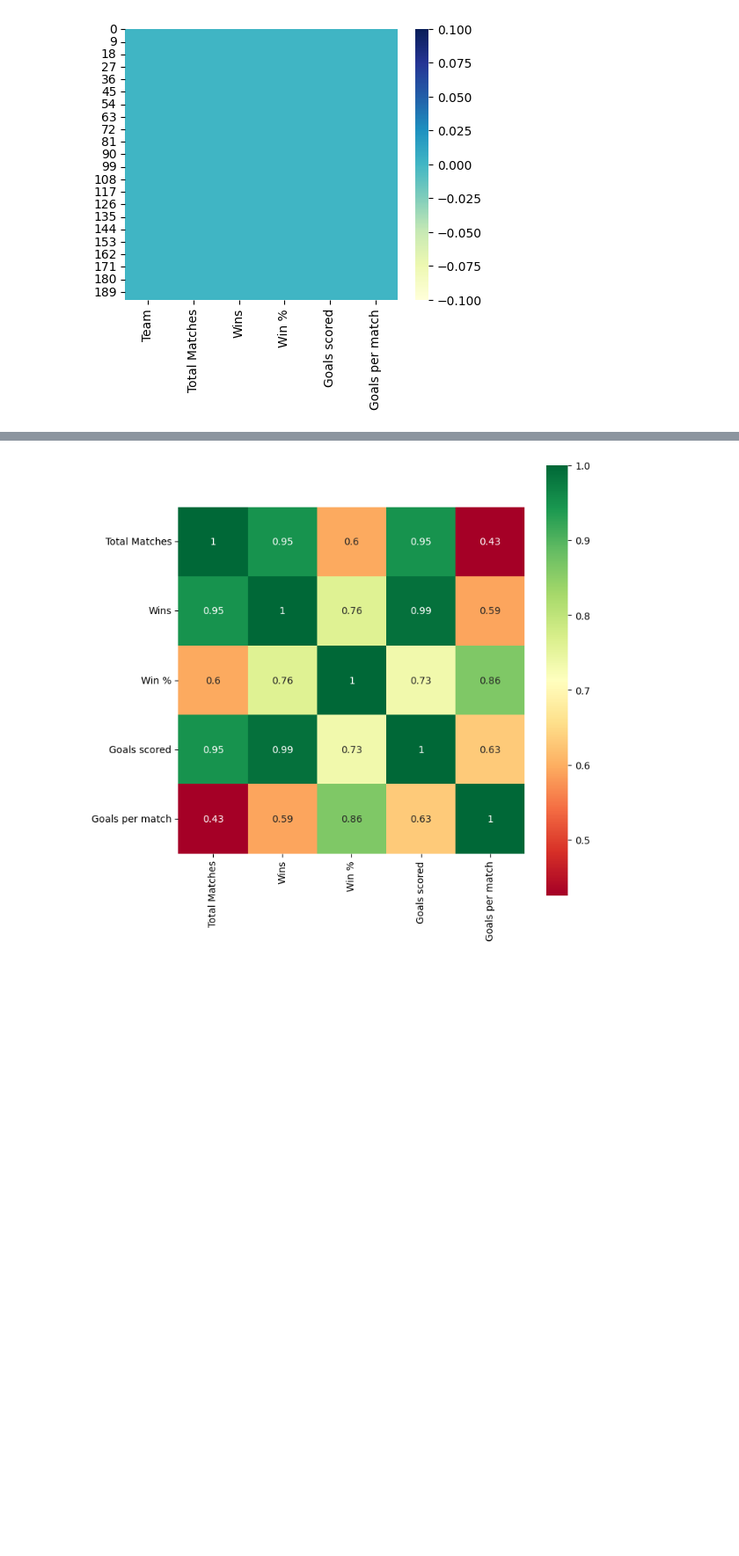
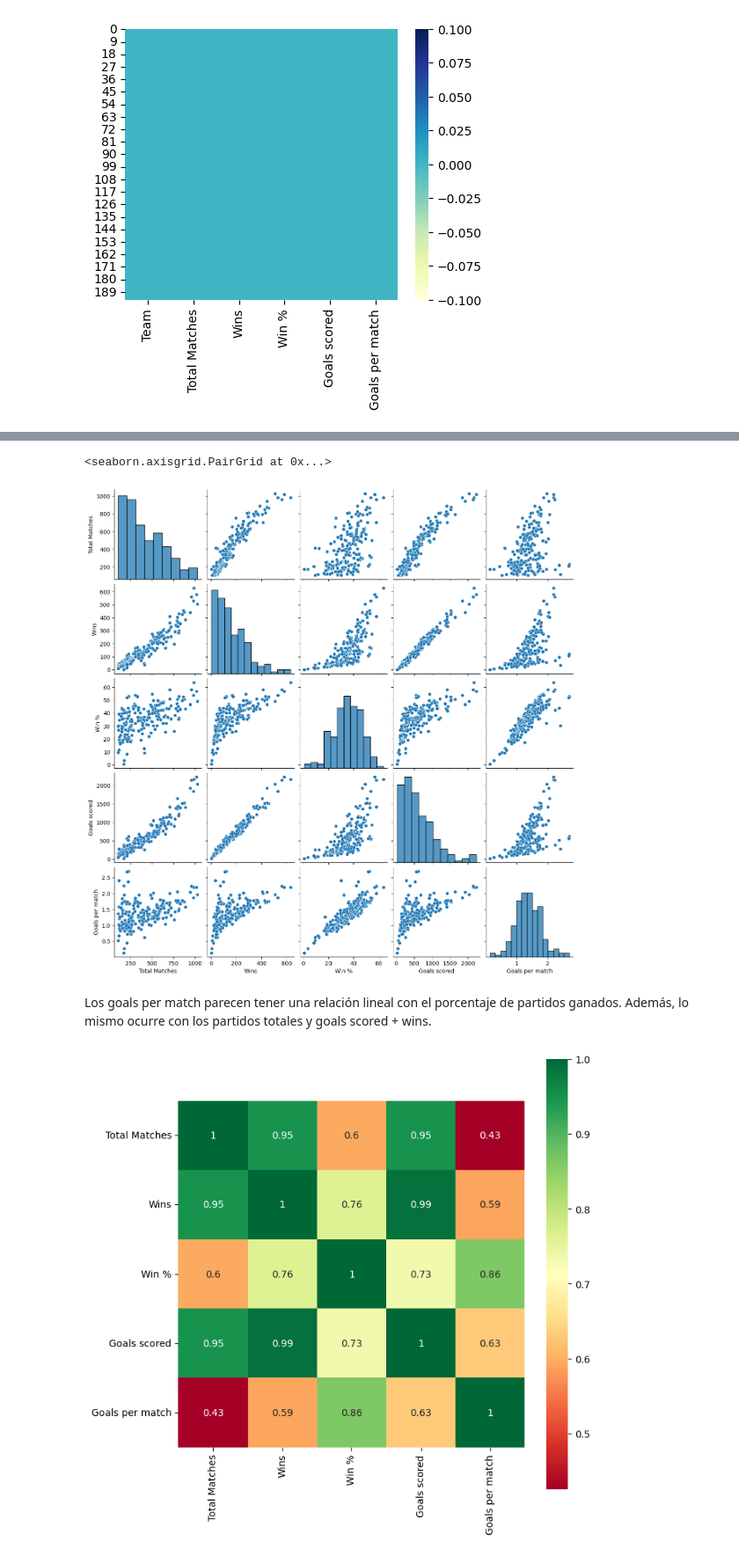
Before and after one commit to aiko-isnt-ded/lab_modeling, a Jupyter notebook: homeworks/Tarea2_Viviana Toledo.ipynb, the cells around one changed output, grey strips where cells are left out. Shown at 88% size. Drawn from its saved outputs; the diff is of its cells as text; code cells hidden in the pictures; blank space fills up the shorter version.

```diff
--- a/homeworks/Tarea2_Viviana Toledo.ipynb
+++ b/homeworks/Tarea2_Viviana Toledo.ipynb
@@ -91,0 +97,3 @@ sns.heatmap(df.isna(), cmap="YlGnBu", mask=df.isna())
+# %%
+df = df.drop('Team', axis='columns')
+df.head()
@@ -92,2 +107,9 @@ sns.heatmap(df.isna(), cmap="YlGnBu", mask=df.isna())
+# %%
+sns.pairplot(df)
+# %% [output]
+<seaborn.axisgrid.PairGrid at 0x...>
+[figure, added]
+# %% [markdown]
+Los goals per match parecen tener una relación lineal con el porcentaje de partidos ganados. Además, lo mismo ocurre con los partidos totales y goals scored + wins.
 # %%
 plt.figure(figsize=(8,8))
```
Also changed, not shown: parts of 33 cells of this notebook, 6 other files.
